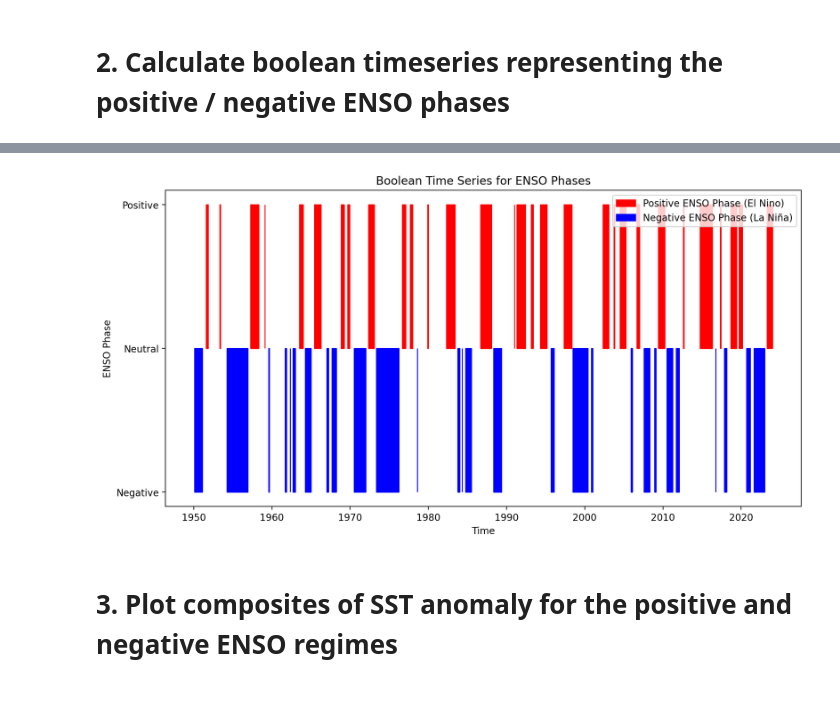
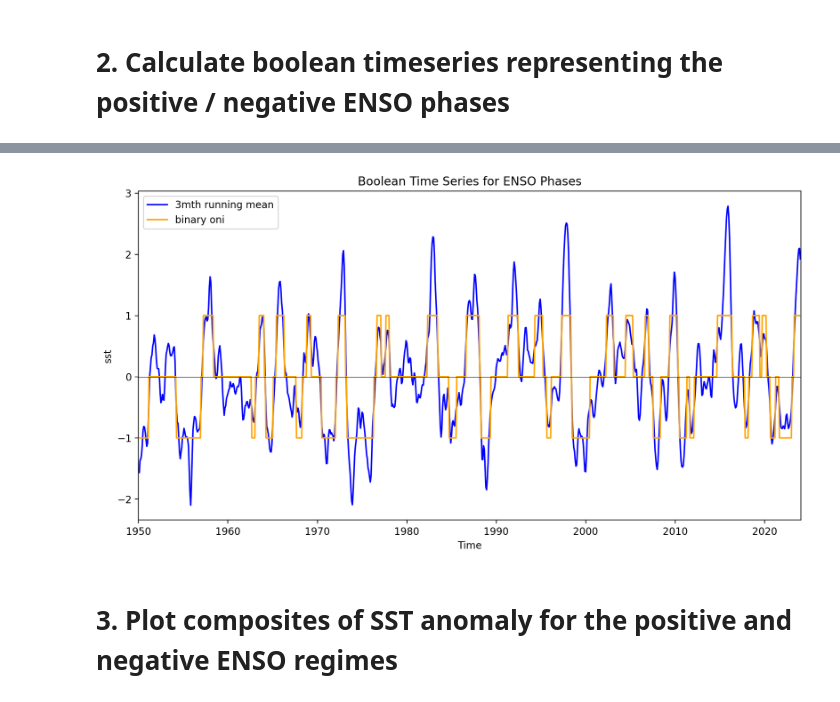
Before and after one commit to Hamsterrrrrrrrr/Assignments_EESC_GR6901, a Jupyter notebook: Assignment8.ipynb, the cells around one changed output, grey strips where cells are left out. Drawn from its saved outputs; the diff is of its cells as text; code cells hidden in the pictures.

```diff
--- a/Assignment8.ipynb
+++ b/Assignment8.ipynb
@@ -12,7 +12,7 @@ plt.rcParams['figure.figsize'] = (12, 6)
 ds = xr.open_dataset('/data9/GR6901/data/sst.mnmean.nc', drop_variables=['time_bnds'])
 
 # Trim the data to 1950 onward
-ds = ds.sel(time=slice('1950', None))
+ds = ds.sel(time=slice('1950', '2024'))
 ds
 # %% [output]
 <xarray.Dataset>
@@ -164,5 +163,6 @@ plt.show()
 # 2. Calculate boolean timeseries representing the positive / negative ENSO phases
 # %%
 # Calculate the boolean time series for positive ENSO phases
-positive_phase = sst_anom_rolling >= 0.5
-positive_phase
+positive_oni = ((sst_anom_rolling > 0.5).rolling(time=5, center=True).sum()==5).rolling(time=5, center=True).max()
+negative_oni = ((sst_anom_rolling < -0.5).rolling(time=5, center=True).sum()==5).rolling(time=5, center=True).max()
+oni_binary = positive_oni - negative_oni
@@ -209,15 +169,15 @@ Coordinates:
 # %%
 # Plot
-plt.fill_between(sst_anom_rolling.time, 0, 1, where=positive_phase, color='red', label='Positive ENSO Phase (El Nino)')
-plt.fill_between(sst_anom_rolling.time, 0, -1, where=negative_phase, color='blue', label='Negative ENSO Phase (La Niña)')
+sst_anom_rolling.plot(color='blue', label='3mth running mean')
+oni_binary.plot(color='orange', label='binary oni')
 plt.title('Boolean Time Series for ENSO Phases')
+plt.axhline(0, color='black', lw=0.5)
 plt.xlabel('Time')
-plt.ylabel('ENSO Phase')
-plt.yticks([-1, 0, 1], ['Negative', 'Neutral', 'Positive'])
+plt.xlim(left=sst_anom_rolling.time.data.min(), right=sst_anom_rolling.time.data.max())
 plt.legend()
 plt.show()
 # %% [output]
-[figure, old version]
+[figure, new version]
 # %% [markdown]
 # 3. Plot composites of SST anomaly for the positive and negative ENSO regimes
 # %%
```
Also changed, not shown: parts of 8 cells of this notebook.
